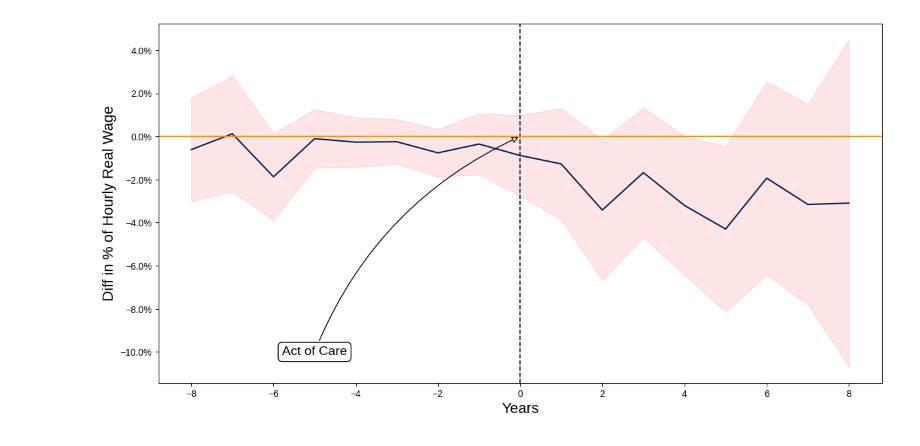
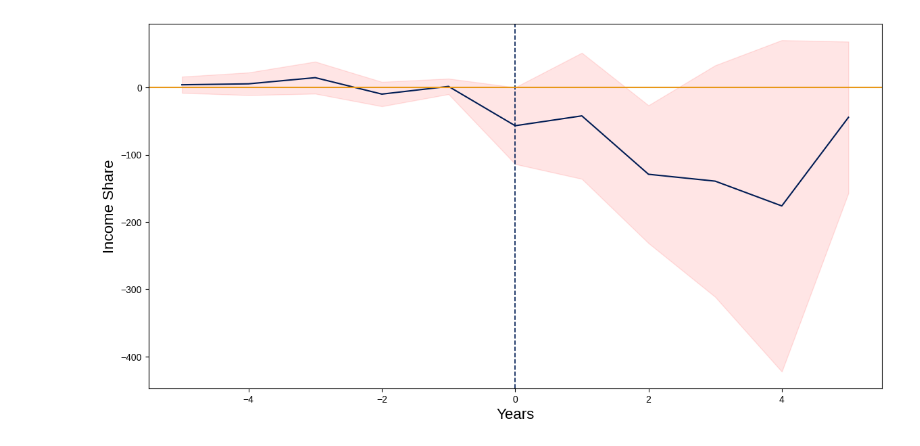
Before and after one commit to centre-for-care/costofcare, a Jupyter notebook: parallalel_isc.ipynb, the cells around one changed output. Saved outputs shown, nothing was run; the diff lists cells and outputs as text; code cells hidden in the pictures.

```diff
--- a/parallalel_isc.ipynb
+++ b/parallalel_isc.ipynb
@@ -17,0 +11,7 @@ controls = controls[~(controls.pidp==1020477375)]
+# %%
+treated = pd.read_csv('./strata/hibyeth/ii_t_hi_nw.csv', index_col=0)
+controls = pd.read_csv('./strata/hibyeth/ii_c_hi_nw.csv', index_col=0)
+controls = controls[~(controls.pidp == 1020477375)]
+target_var = 'ind_inc_deflated'
+print('Data loaded...')
+len(treated.pidp.unique())
@@ -107,0 +26,2 @@ out = isc(samples)
+# %%
+samples_dc = get_control_clean(controls, treated, [target_var, 'dvage', 'sex_recoded', 'asian', 'black', 'mixed', 'other'], target_var, 'weight_yearx')
@@ -108,5 +30,5 @@ out = isc(samples)
+# %%
+out_dc = isc(samples_dc, 100)
 # %%
-ss = pd.concat(out['synths'], axis=1).sort_index()
-ts = pd.concat(out['treats'], axis=1).sort_index()
-ss.mean(axis=1).plot()
-ts.mean(axis=1).plot()
+w_diffs_nc = pd.concat(out_nc['weighted_diff'], axis=1).sort_index()
+w_diffs_dc = pd.concat(out_dc['weighted_diff'], axis=1).sort_index()
@@ -116,31 +35,16 @@ ts.mean(axis=1).plot()
 # %%
-import math
-import matplotlib.pyplot as plt
-import matplotlib as mpl
-from matplotlib.pyplot import figure
-mpl.rc('font', family='Liberation Sans')
-
 figure(figsize=(14, 7))
-differences = pd.concat(out['diffs'], axis=1).sort_index()[-8:8] * 100
+differences = w_diffs_dc[-5:5].copy()
 ax = differences.mean(axis=1).plot(color='#001c54')
 plt.axvline(x=0, linestyle='--', color='#001c54', alpha=1, linewidth=1.25)
 plt.xlabel('Years', fontsize=16)
-plt.ylabel('Diff in % of Hourly Real Wage', fontsize=16)
+plt.ylabel('Income Share', fontsize=16)
 plt.axhline(y=0, color='#E89818', linestyle='-')
 plt.fill_between(x=differences.index,
                  y1=differences.mean(axis=1) + (1.96*(differences.std(axis=1)/differences.count(axis=1).apply(math.sqrt))),
                  y2=differences.mean(axis=1) - (1.96*(differences.std(axis=1)/differences.count(axis=1).apply(math.sqrt))),
                      color='red', alpha=0.1)
-ax.yaxis.set_major_formatter(mtick.PercentFormatter())
-ax.annotate("Act of Care",
-            xy=(0, 0), xycoords='data',
-            xytext=(-5, -10), textcoords='data',
-            size=14, va="center", ha="center",
-            bbox=dict(boxstyle="round", fc="w"),
-            arrowprops=dict(arrowstyle="-|>", linestyle='-',
-                            connectionstyle="arc3,rad=-0.2",
-                            fc="w"))
-
+#plt.tight_layout()
 plt.show()
 # %% [output]
-[figure, old version]
+[figure, new version]
```
Also changed, not shown: parts of 17 cells of this notebook, 6 other files.
